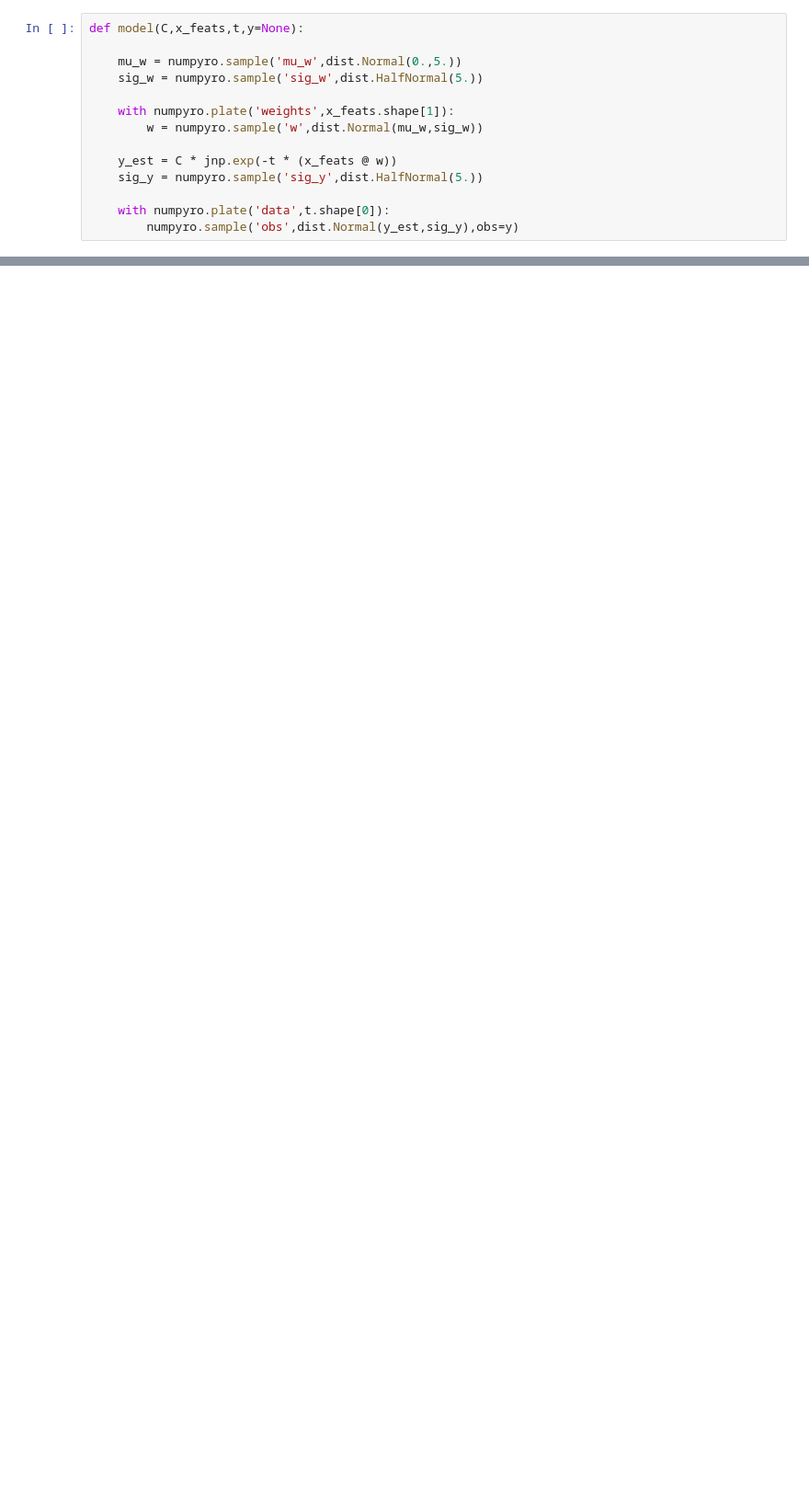
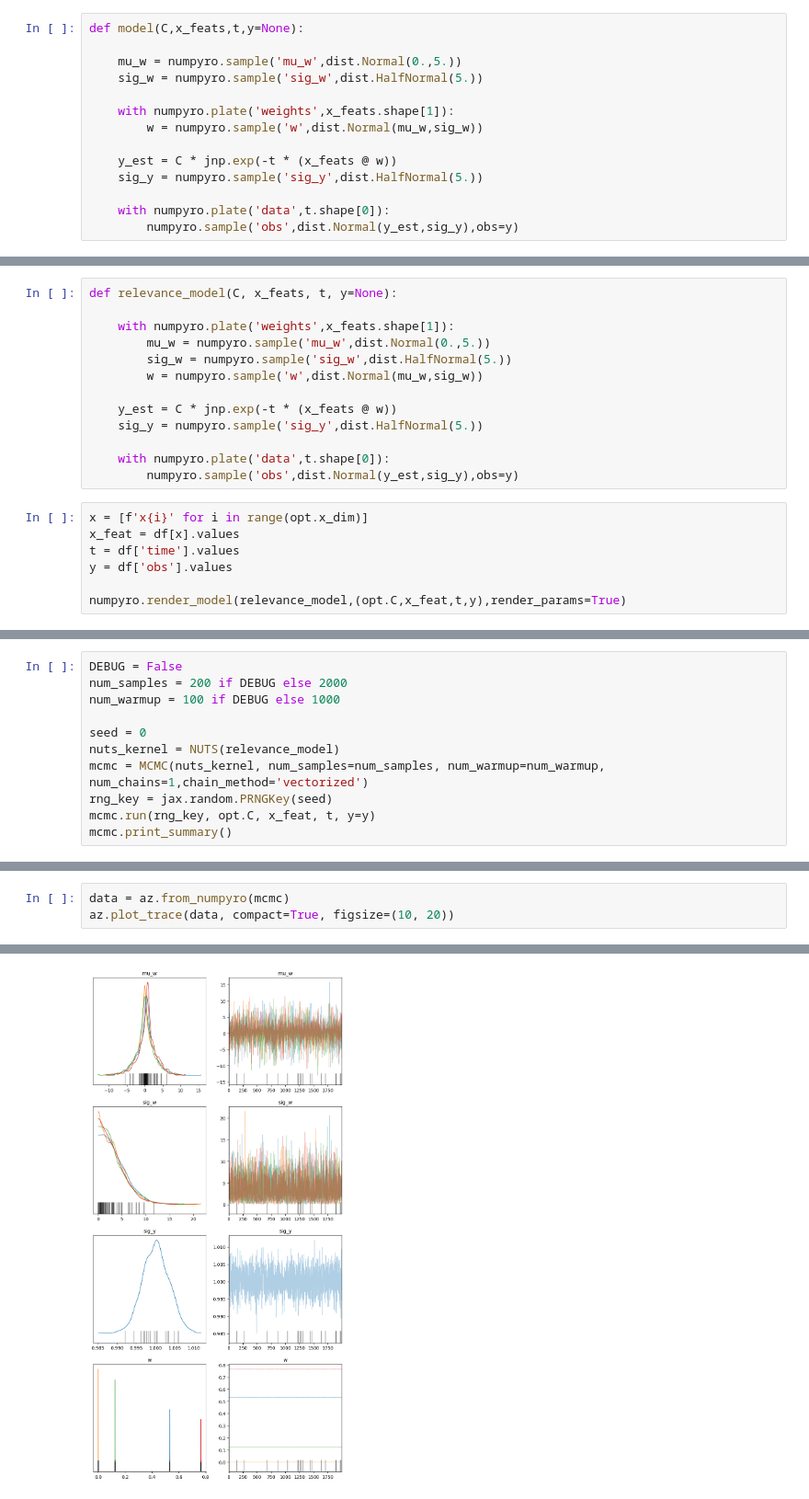
Before and after one commit to alfielenton/Bayesian-ARD, a Jupyter notebook: notebook.ipynb, the cells around one changed output, grey strips where cells are left out. Shown at 92% size. Cells and saved outputs as stored; diff of their text form; blank space fills up the shorter version.

```diff
--- a/notebook.ipynb
+++ b/notebook.ipynb
@@ -137,0 +139,20 @@ plt.legend()
+# %%
+def relevance_model(C, x_feats, t, y=None):
+
+    with numpyro.plate('weights',x_feats.shape[1]):
+        mu_w = numpyro.sample('mu_w',dist.Normal(0.,5.))
+        sig_w = numpyro.sample('sig_w',dist.HalfNormal(5.))
+        w = numpyro.sample('w',dist.Normal(mu_w,sig_w))
+
+    y_est = C * jnp.exp(-t * (x_feats @ w))
+    sig_y = numpyro.sample('sig_y',dist.HalfNormal(5.))
+
+    with numpyro.plate('data',t.shape[0]):
+        numpyro.sample('obs',dist.Normal(y_est,sig_y),obs=y)
+# %%
+x = [f'x{i}' for i in range(opt.x_dim)]
+x_feat = df[x].values
+t = df['time'].values
+y = df['obs'].values
+
+numpyro.render_model(relevance_model,(opt.C,x_feat,t,y),render_params=True)
@@ -137,0 +161,11 @@ plt.legend()
+# %%
+DEBUG = False
+num_samples = 200 if DEBUG else 2000
+num_warmup = 100 if DEBUG else 1000
+
+seed = 0
+nuts_kernel = NUTS(relevance_model)
+mcmc = MCMC(nuts_kernel, num_samples=num_samples, num_warmup=num_warmup, num_chains=1,chain_method='vectorized')
+rng_key = jax.random.PRNGKey(seed)
+mcmc.run(rng_key, opt.C, x_feat, t, y=y)
+mcmc.print_summary()
@@ -137,0 +189,4 @@ plt.legend()
+# %%
+data = az.from_numpyro(mcmc)
+az.plot_trace(data, compact=True, figsize=(10, 20))
+# %% [output]
@@ -137,0 +201 @@ plt.legend()
+[figure, added]
```
Also changed, not shown: parts of 9 cells of this notebook, 2 other files.
